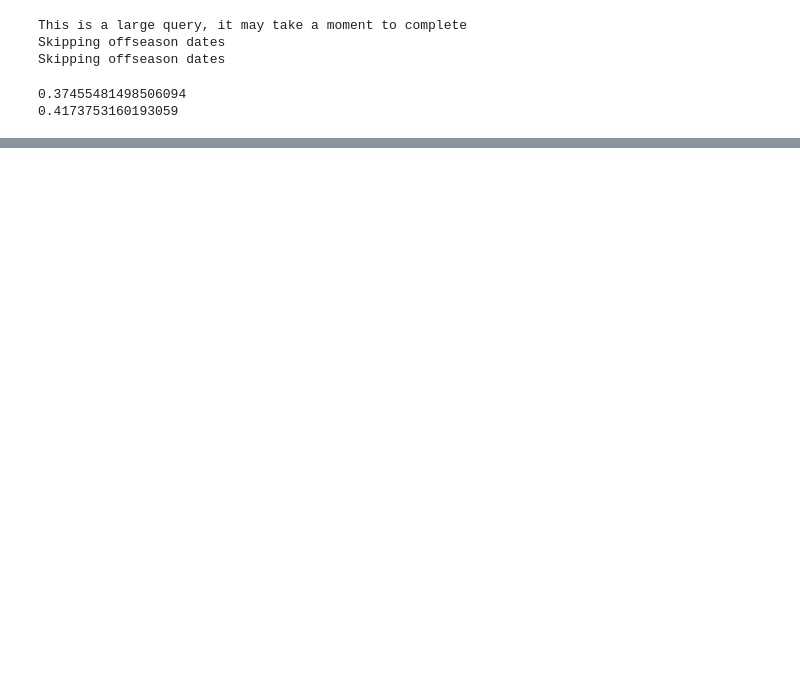
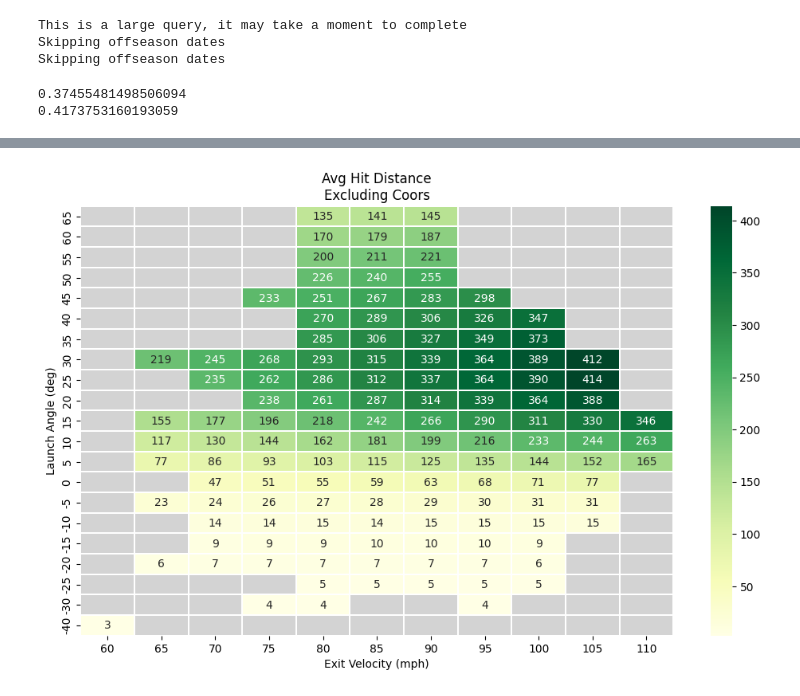
Before and after one commit to skparagas/Coors-Hangover-Effect, a Jupyter notebook: statcast.ipynb, the cells around one changed output, grey strips where cells are left out. Cells and saved outputs as stored; diff of their text form; code cells hidden in the pictures; blank space fills up the shorter version.

```diff
--- a/statcast.ipynb
+++ b/statcast.ipynb
@@ -50,0 +87,47 @@ plt.show()
+# %%
+step = 5
+#min_la = 15
+#max_la = 75
+#min_ev = 75
+#max_ev = 110
+min_count = 10
+
+col_df['ev_bucket'] = np.floor(col_df['launch_speed'] / step) * step
+col_df['la_bucket'] = np.floor(col_df['launch_angle'] / step) * step
+col_dist_full = col_df.groupby(['ev_bucket', 'la_bucket']).agg(
+    avg_dist_col=('hit_distance_sc', 'mean'),
+    count_col=('hit_distance_sc', 'count')
+).reset_index()
+#col_dist = col_dist_full[(col_dist_full.la_bucket >= min_la) & (col_dist_full.la_bucket <= max_la) & (col_dist_full.ev_bucket >= min_ev) & (col_dist_full.ev_bucket <= max_ev)]
+
+in_play_df['ev_bucket'] = np.floor(in_play_df['launch_speed'] / step) * step
+in_play_df['la_bucket'] = np.floor(in_play_df['launch_angle'] / step) * step
+in_play_dist_full = in_play_df.groupby(['ev_bucket', 'la_bucket']).agg(
+    avg_dist_tot=('hit_distance_sc', 'mean'),
+    count_tot=('hit_distance_sc', 'count')
+).reset_index()
+#in_play_dist = in_play_dist_full[(in_play_dist_full.la_bucket >= min_la) & (in_play_dist_full.la_bucket <= max_la) & (in_play_dist_full.ev_bucket >= min_ev) & (in_play_dist_full.ev_bucket <= max_ev)]
+
+dist = pd.merge(col_dist_full, in_play_dist_full, on=['ev_bucket', 'la_bucket'], how='inner')
+dist['distance_gap'] = dist['avg_dist_col'] - dist['avg_dist_tot']
+dist['ev_bucket'] = dist['ev_bucket'].astype(int)
+dist['la_bucket'] = dist['la_bucket'].astype(int)
+# %%
+dist_pivot = dist[dist['count_col'] >= min_count].pivot(index='la_bucket', columns='ev_bucket', values='avg_dist_tot')
+#dist_pivot[pd.isna(dist_pivot)] = 0.0
+dist_pivot = dist_pivot.astype(float)
+
+
+#limit = max(list(dist_pivot.max()) + list(dist_pivot.min()), key=abs)
+#divnorm = colors.TwoSlopeNorm(vmin = -1 * limit, vcenter = 0, vmax = limit)
+
+fig, ax = plt.subplots(figsize = (12, 7))
+ax = sns.heatmap(dist_pivot, cmap = 'YlGn', linewidths = 0.01, annot = True, fmt = ".0f")
+ax.set_facecolor('lightgray')
+ax.invert_yaxis()
+ax.set_title('Avg Hit Distance\nExcluding Coors')
+ax.set_ylabel('Launch Angle (deg)')
+ax.set_xlabel('Exit Velocity (mph)')
+plt.show()
+# %% [output]
+[figure, added]
```
Also changed, not shown: parts of 7 cells of this notebook.
